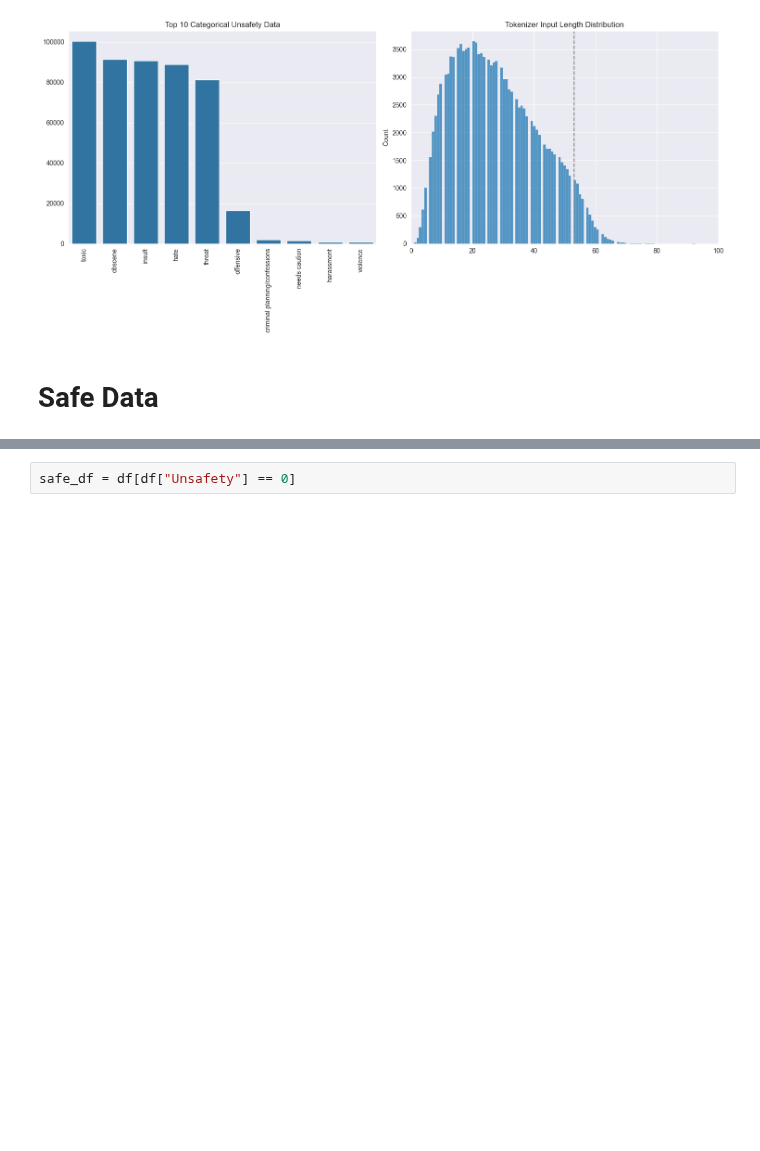
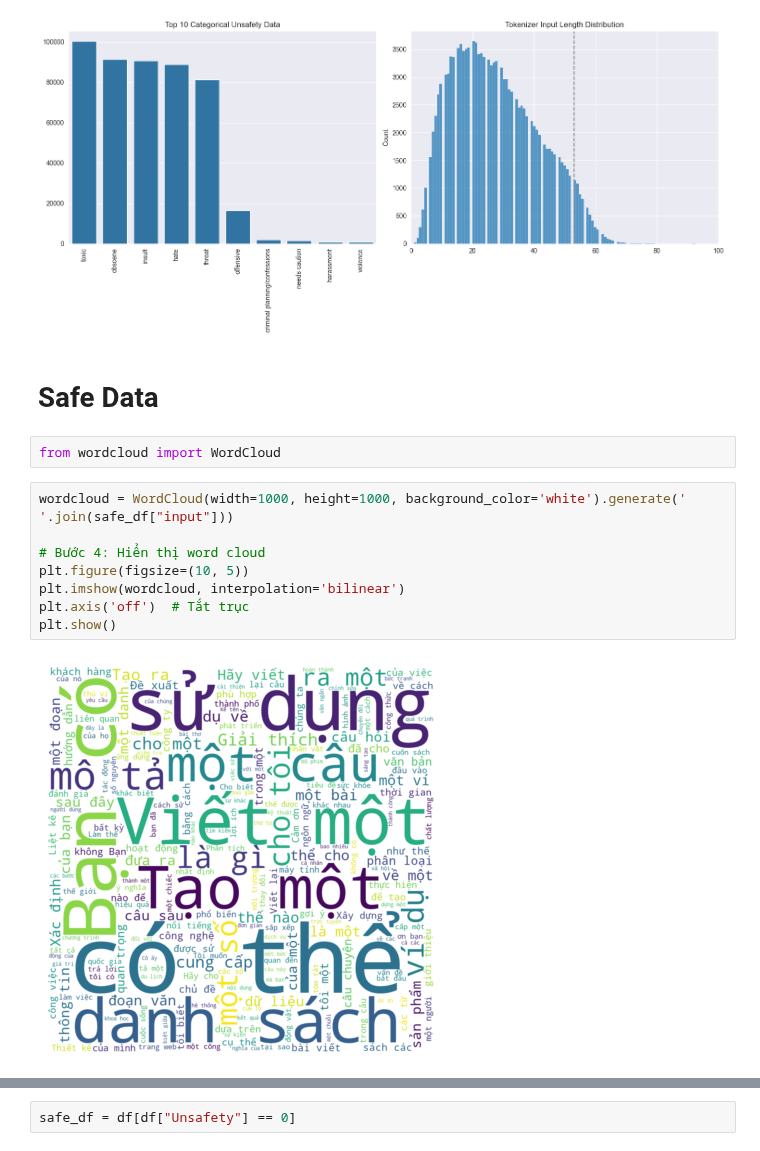
Before and after one commit to NguyenLe2004/chatbot-safety-vi, a Jupyter notebook: Data_Validation/data_validate.ipynb, the cells around one changed output, grey strips where cells are left out. Saved outputs shown, nothing was run; the diff lists cells and outputs as text; blank space fills up the shorter version.

Commit message:
new word cloud

```diff
--- a/Data_Validation/data_validate.ipynb
+++ b/Data_Validation/data_validate.ipynb
@@ -109,3 +109,15 @@ plt.show()
 [figure]
 # %% [markdown]
 # Safe Data
+# %%
+from wordcloud import WordCloud
+# %%
+wordcloud = WordCloud(width=1000, height=1000, background_color='white').generate(' '.join(safe_df["input"]))
+
+# Bước 4: Hiển thị word cloud
+plt.figure(figsize=(10, 5))
+plt.imshow(wordcloud, interpolation='bilinear')
+plt.axis('off')  # Tắt trục
+plt.show()
+# %% [output]
+[figure, added]
```
Also changed, not shown: parts of 1 cell of this notebook, 1 other file.
